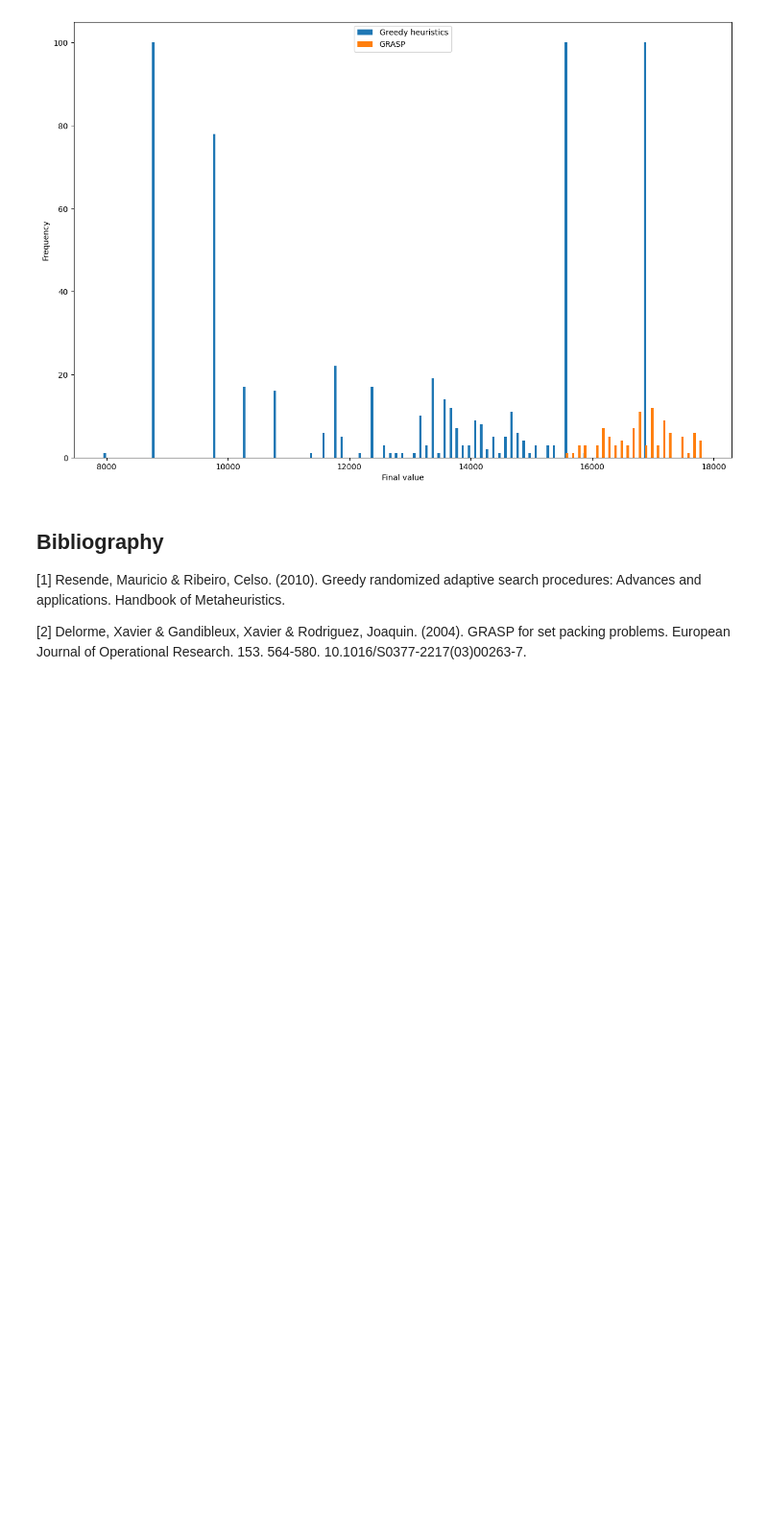
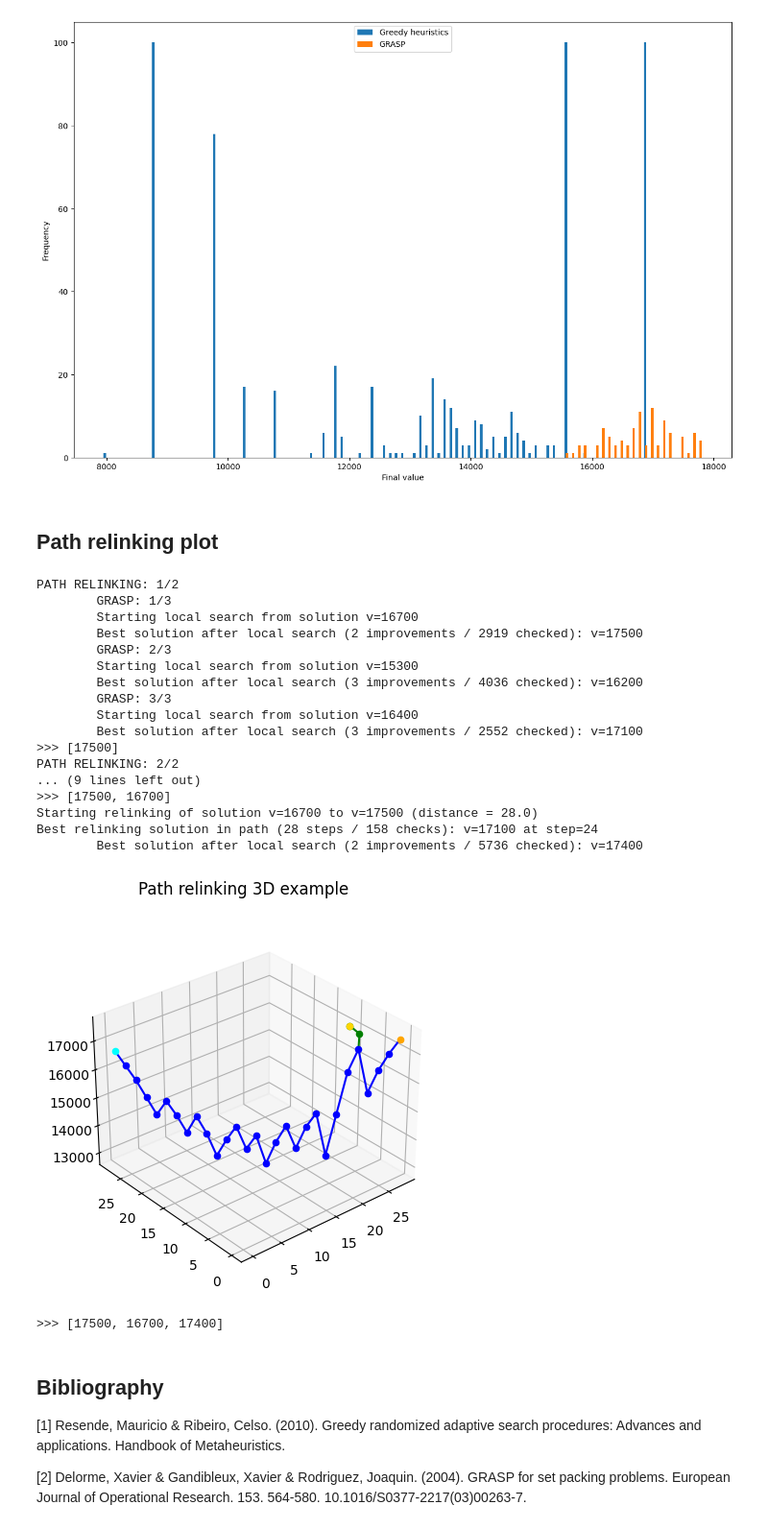
Before and after one commit to rb-sl/biscuit_optimizer, a Jupyter notebook: src/03-heuristics/grasp.ipynb, the cells around one changed output. Shown at 96% size. Saved outputs shown, nothing was run; the diff lists cells and outputs as text; code cells hidden in the pictures; blank space fills up the shorter version.

Commit message:
Completed GRASP (both notebook and report)
Added main readme

```diff
--- a/src/03-heuristics/grasp.ipynb
+++ b/src/03-heuristics/grasp.ipynb
@@ -1069,6 +1161,34 @@ full_dict = {
 utils.show_all_results(full_dict)
 # %% [output]
 [figure]
+# %% [markdown]
+## Path relinking plot
+# %%
+# %matplotlib widget
+%matplotlib inline
+pr = PathRelinking(cutters, composite_cost_map, occupancy_table, alpha=0.05, max_pr_iterations=2,
+	ls_total_time_limit=20, save_paths=True)
+solution = pr(bitmask)
+# %% [output]
+PATH RELINKING: 1/2
+        GRASP: 1/3
+        Starting local search from solution v=16700
+        Best solution after local search (2 improvements / 2919 checked): v=17500
+        GRASP: 2/3
+        Starting local search from solution v=15300
+        Best solution after local search (3 improvements / 4036 checked): v=16200
+        GRASP: 3/3
+        Starting local search from solution v=16400
+        Best solution after local search (3 improvements / 2552 checked): v=17100
+>>> [17500]
+PATH RELINKING: 2/2
+... (9 lines left out)
+>>> [17500, 16700]
+Starting relinking of solution v=16700 to v=17500 (distance = 28.0)
+Best relinking solution in path (28 steps / 158 checks): v=17100 at step=24
+        Best solution after local search (2 improvements / 5736 checked): v=17400
+[figure, added]
+>>> [17500, 16700, 17400]
 # %% [markdown]
 ## Bibliography
 [1] Resende, Mauricio & Ribeiro, Celso. (2010). Greedy randomized adaptive search procedures: Advances and applications. Handbook of Metaheuristics.
```
Also changed, not shown: parts of 10 cells of this notebook, 8 other files.
